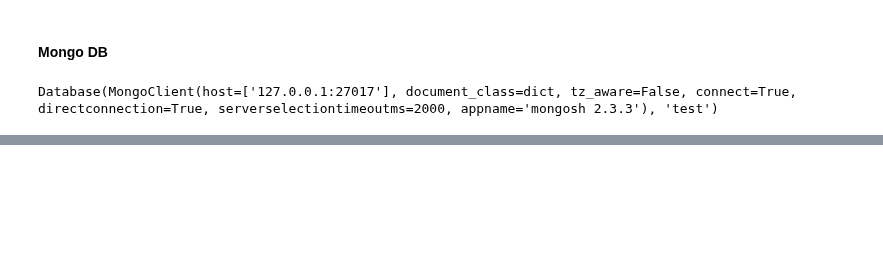
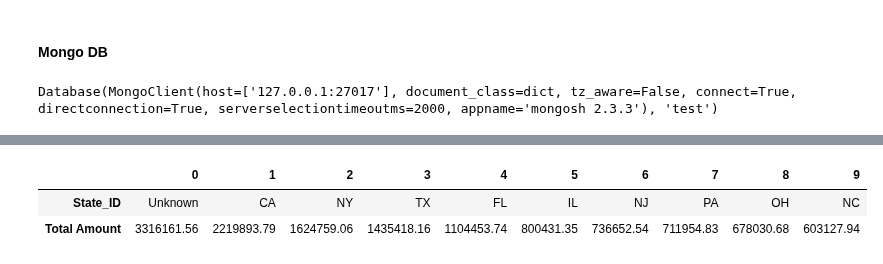
Before and after one commit to josedallatorre/adb-project, a Jupyter notebook: exercise.ipynb, the cells around one changed output, grey strips where cells are left out. Saved outputs shown, nothing was run; the diff lists cells and outputs as text; code cells hidden in the pictures; blank space fills up the shorter version.

```diff
--- a/exercise.ipynb
+++ b/exercise.ipynb
@@ -324 +360,18 @@ if nfolder not in os.listdir():
+# %%
+db_url = f"mysql+mysqlconnector://{MYSQL_CONFIG['username']}:{MYSQL_CONFIG['password']}@{MYSQL_CONFIG['host']}:3306/{DB_NAME}"
+engine = create_engine(db_url)
+# %%
+def create_batch(df, batch_size = 100000):
+    batch_df = []
+    st = 0
+    ed = batch_size
+    while st < df.shape[0]:
+        ed = min(st + batch_size, df.shape[0])
+        bdf = df.iloc[st:ed, :]
+        batch_df.append(bdf)
+        st = ed
+
+    return batch_df
+# %%
+chunks_transaction_df = create_batch(transaction_df)
 # %%
@@ -373,0 +555,49 @@ for i in users_collection.find({}):
+# %%
+#Query Objective: Calculate the total transaction amount per state for female users.
+female_transactions_state_pipeline= [
+    {
+        "$match": {
+            "gender": "Female"
+        }
+    },
+    {
+        "$lookup": {
+            "from": "transactions",
+            "localField": "id",
+            "foreignField": "client_id",
+            "as": "user_transactions"
+        }
+    },
+    {
+        "$unwind": "$user_transactions"
+    },
+    {
+        "$group": {
+            "_id": "$user_transactions.merchant_state",
+            "total_amount": {
+                "$sum": {
+                    "$toDouble": "$user_transactions.amount"
+                }
+            }
+        }
+    },
+    {
+        "$sort": {
+            "total_amount": -1
+        }
+    },
+    {
+        "$limit": 10
+        }
+]
+
+result = users_collection.aggregate(female_transactions_state_pipeline)
+data = []
+for state in result:
+    data.append([state['_id'], round(state['total_amount'], 2)])
+
+pd.DataFrame(data = data, columns= ['State_ID', 'Total Amount']).T
+# %% [output]
+|  | 0 | 1 | 2 | 3 | 4 | 5 | 6 | 7 | 8 | 9 |
+| State_ID | Unknown | CA | NY | TX | FL | IL | NJ | PA | OH | NC |
+| Total Amount | 3316161.56 | 2219893.79 | 1624759.06 | 1435418.16 | 1104453.74 | 800431.35 | 736652.54 | 711954.83 | 678030.68 | 603127.94 |
```
Also changed, not shown: parts of 34 cells of this notebook.
